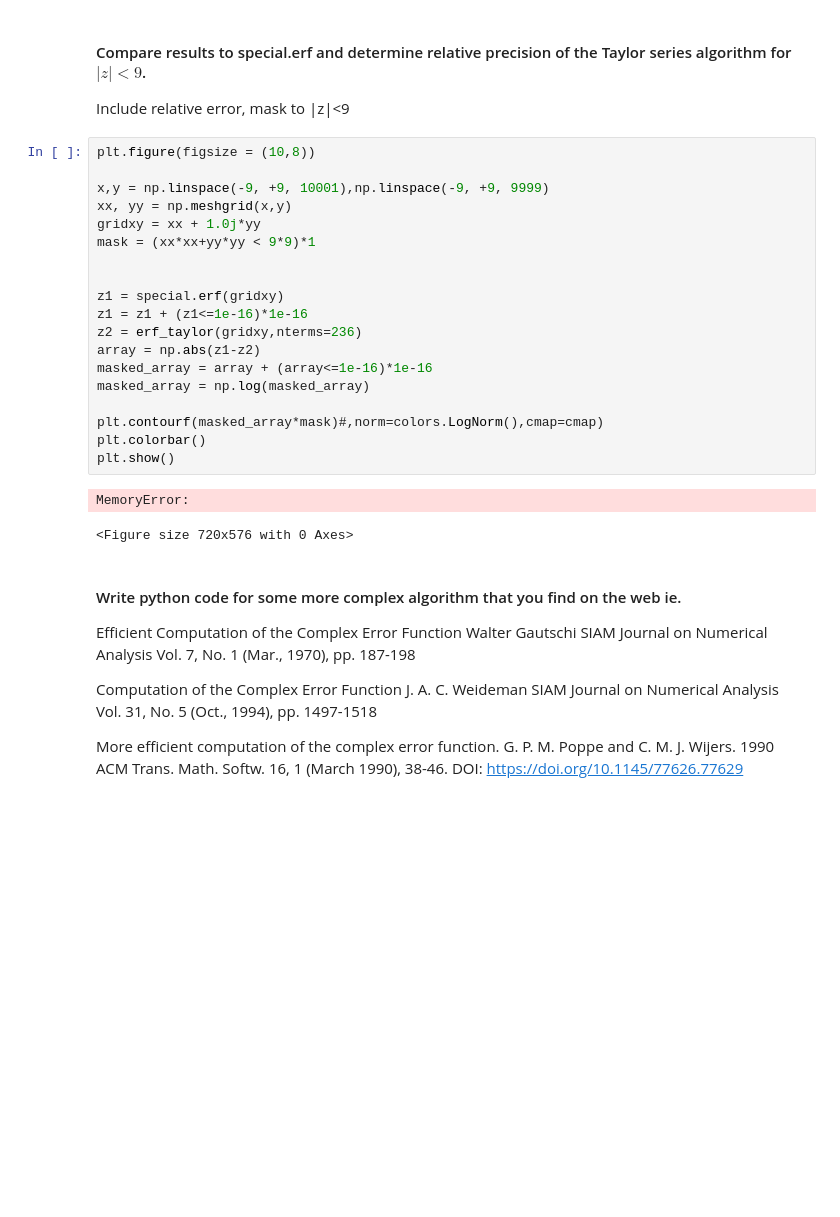
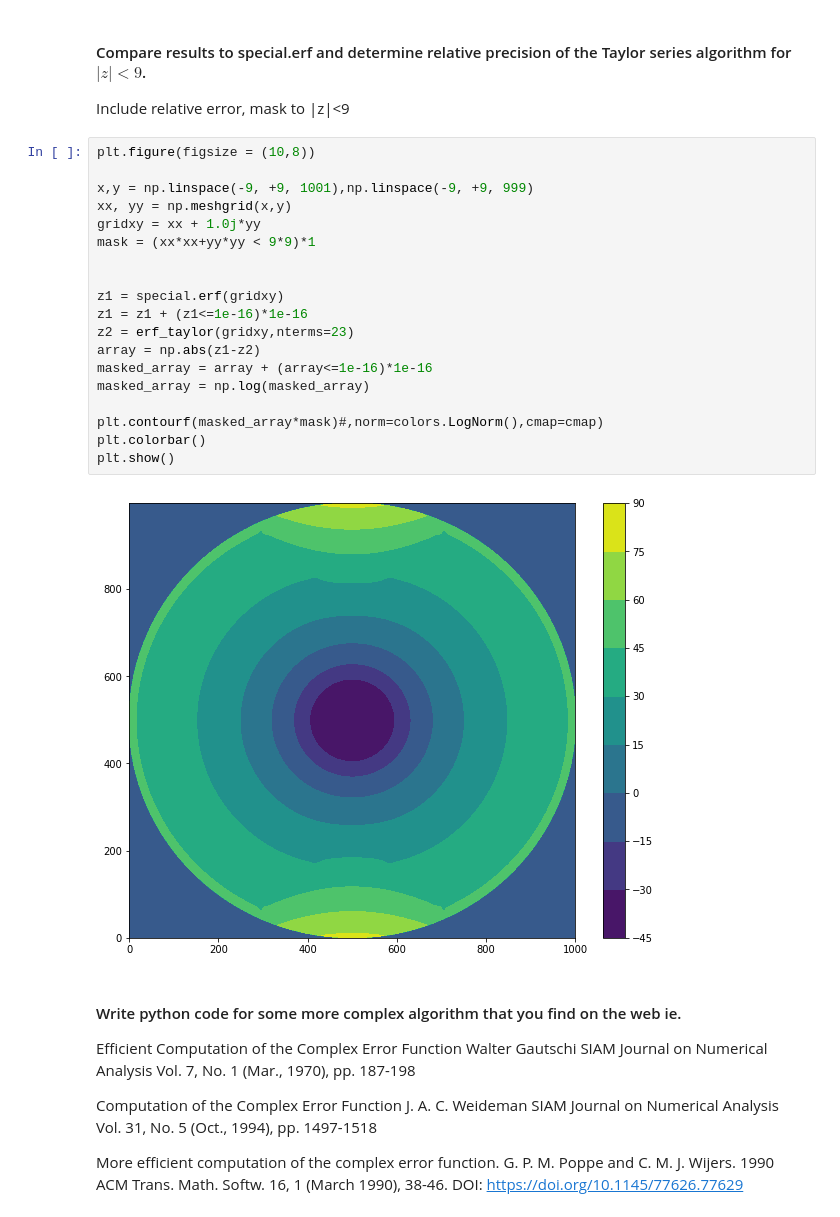
Before and after one commit to AlexanderHickey/PHYS581, a Jupyter notebook: Assignment 1/Assignment #1.ipynb, the cells around one changed output. Drawn from its saved outputs; the diff is of its cells as text; blank space fills up the shorter version.

```diff
--- a/Assignment 1/Assignment #1.ipynb
+++ b/Assignment 1/Assignment #1.ipynb
@@ -44,25 +44,24 @@ Include relative error, mask to |z|<9
 # %%
 plt.figure(figsize = (10,8))
 
-x,y = np.linspace(-9, +9, 10001),np.linspace(-9, +9, 9999)
+x,y = np.linspace(-9, +9, 1001),np.linspace(-9, +9, 999)
 xx, yy = np.meshgrid(x,y)
 gridxy = xx + 1.0j*yy
 mask = (xx*xx+yy*yy < 9*9)*1
 
 
 z1 = special.erf(gridxy)
 z1 = z1 + (z1<=1e-16)*1e-16
-z2 = erf_taylor(gridxy,nterms=236)
+z2 = erf_taylor(gridxy,nterms=23)
 array = np.abs(z1-z2)
 masked_array = array + (array<=1e-16)*1e-16
 masked_array = np.log(masked_array)
 
 plt.contourf(masked_array*mask)#,norm=colors.LogNorm(),cmap=cmap)
 plt.colorbar()
 plt.show()
 # %% [output]
-MemoryError:
-<Figure size 720x576 with 0 Axes>
+[figure, added]
 # %% [markdown]
 #### Write python code for some more complex algorithm that you find on the web ie.
 
```
Also changed, not shown: parts of 5 cells of this notebook.
